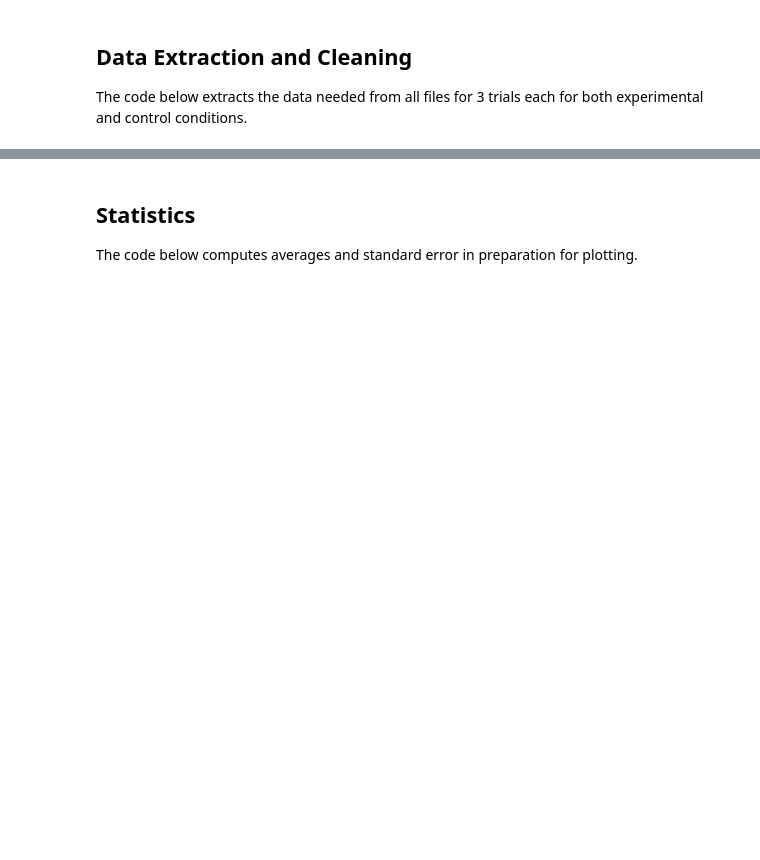
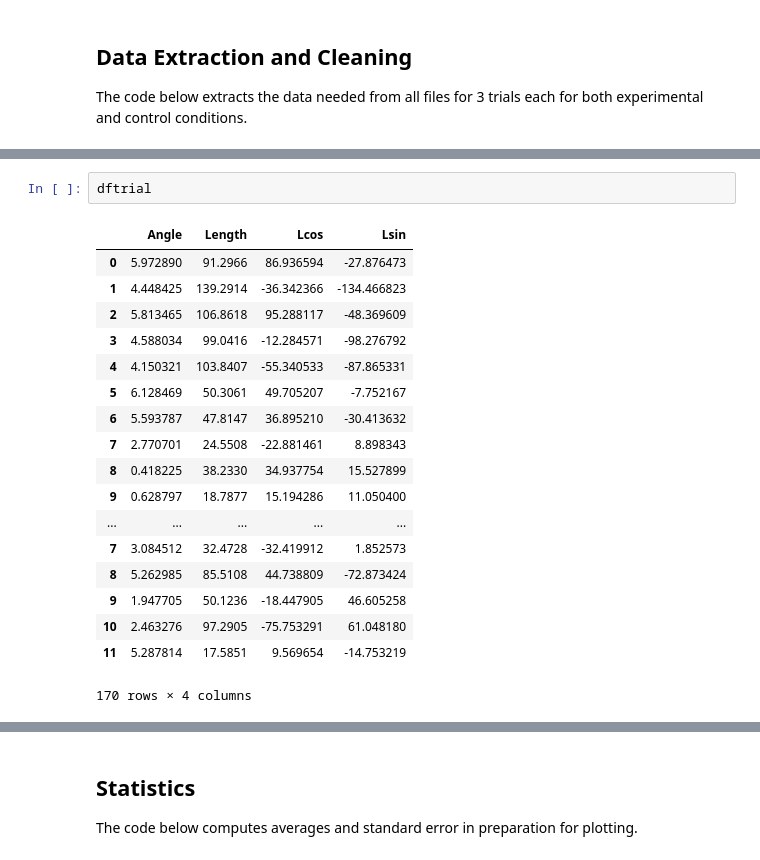
Before and after one commit to kylejlynch/PC12, a Jupyter notebook: PC12_Electric_Field.ipynb, the cells around one changed output, grey strips where cells are left out. Saved outputs shown, nothing was run; the diff lists cells and outputs as text; blank space fills up the shorter version.

```diff
--- a/PC12_Electric_Field.ipynb
+++ b/PC12_Electric_Field.ipynb
@@ -151,0 +60,21 @@ del dftrial
+# %%
+dftrial
+# %% [output]
+|  | Angle | Length | Lcos | Lsin |
+| 0 | 5.972890 | 91.2966 | 86.936594 | -27.876473 |
+| 1 | 4.448425 | 139.2914 | -36.342366 | -134.466823 |
+| 2 | 5.813465 | 106.8618 | 95.288117 | -48.369609 |
+| 3 | 4.588034 | 99.0416 | -12.284571 | -98.276792 |
+| 4 | 4.150321 | 103.8407 | -55.340533 | -87.865331 |
+| 5 | 6.128469 | 50.3061 | 49.705207 | -7.752167 |
+| 6 | 5.593787 | 47.8147 | 36.895210 | -30.413632 |
+| 7 | 2.770701 | 24.5508 | -22.881461 | 8.898343 |
+| 8 | 0.418225 | 38.2330 | 34.937754 | 15.527899 |
+| 9 | 0.628797 | 18.7877 | 15.194286 | 11.050400 |
+| ... | ... | ... | ... | ... |
+| 7 | 3.084512 | 32.4728 | -32.419912 | 1.852573 |
+| 8 | 5.262985 | 85.5108 | 44.738809 | -72.873424 |
+| 9 | 1.947705 | 50.1236 | -18.447905 | 46.605258 |
+| 10 | 2.463276 | 97.2905 | -75.753291 | 61.048180 |
+| 11 | 5.287814 | 17.5851 | 9.569654 | -14.753219 |
+170 rows × 4 columns
```
Also changed, not shown: parts of 19 cells of this notebook, 2 other files.
